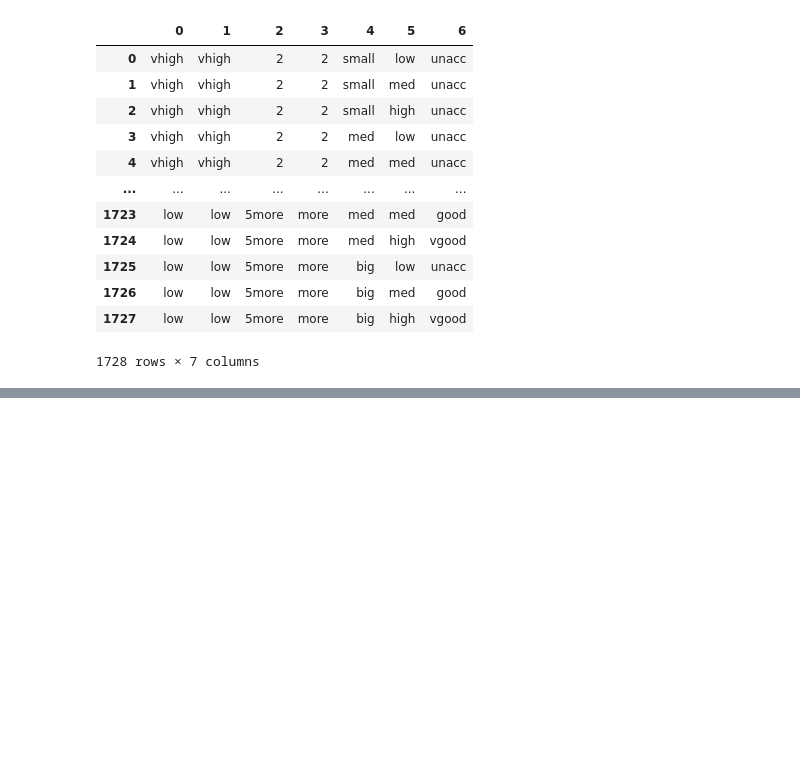
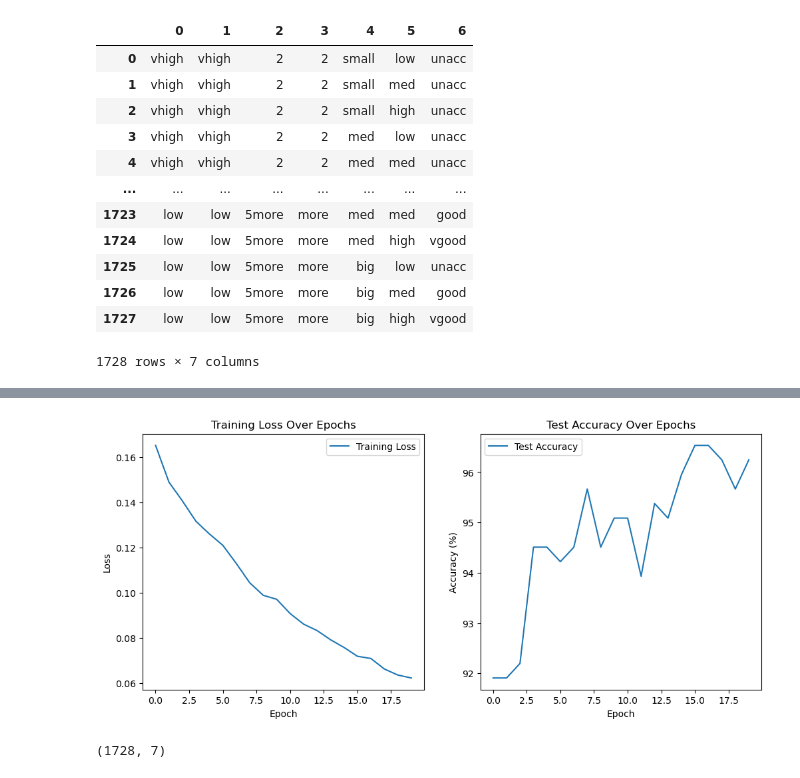
Before and after one commit to NamingS/AI-Class, a Jupyter notebook: week03/week03_Answer.ipynb, the cells around one changed output, grey strips where cells are left out. Drawn from its saved outputs; the diff is of its cells as text; code cells hidden in the pictures; blank space fills up the shorter version.

```diff
--- a/week03/week03_Answer.ipynb
+++ b/week03/week03_Answer.ipynb
@@ -31,0 +88,4 @@ df
+# %%
+# 데이터와 타겟 분리
+X = data.drop('output', axis=1).values
+y = data['output'].values
@@ -31,0 +125,16 @@ df
+# %%
+class CarEvaluationDense(nn.Module):
+    def __init__(self):
+        super(CarEvaluationDense, self).__init__()
+        self.fc1 = nn.Linear(6, 64)
+        self.fc2 = nn.Linear(64, 32)
+        self.fc3 = nn.Linear(32, 4)  # 4 classes in the dataset
+
+    def forward(self, x):
+        x = torch.relu(self.fc1(x))
+        x = torch.relu(self.fc2(x))
+        x = self.fc3(x)
+        return x
+
+# Initialize the model, loss function, and optimizer
+model = CarEvaluationDense()
@@ -31,0 +143,3 @@ df
+# %%
+criterion = nn.CrossEntropyLoss()
+optimizer = optim.Adam(model.parameters(), lr=0.001)
@@ -31,0 +254,23 @@ df
+# %%
+# Plot the loss and accuracy
+plt.figure(figsize=(12, 5))
+
+# Plot loss
+plt.subplot(1, 2, 1)
+plt.plot(train_losses, label='Training Loss')
+plt.xlabel('Epoch')
+plt.ylabel('Loss')
+plt.title('Training Loss Over Epochs')
+plt.legend()
+
+# Plot accuracy
+plt.subplot(1, 2, 2)
+plt.plot(test_accuracies, label='Test Accuracy')
+plt.xlabel('Epoch')
+plt.ylabel('Accuracy (%)')
+plt.title('Test Accuracy Over Epochs')
+plt.legend()
+
+plt.show()
+# %% [output]
+[figure, added]
@@ -31,0 +287,4 @@ df
+# %%
+data_array.shape
+# %% [output]
+(1728, 7)
```
Also changed, not shown: parts of 28 cells of this notebook.
